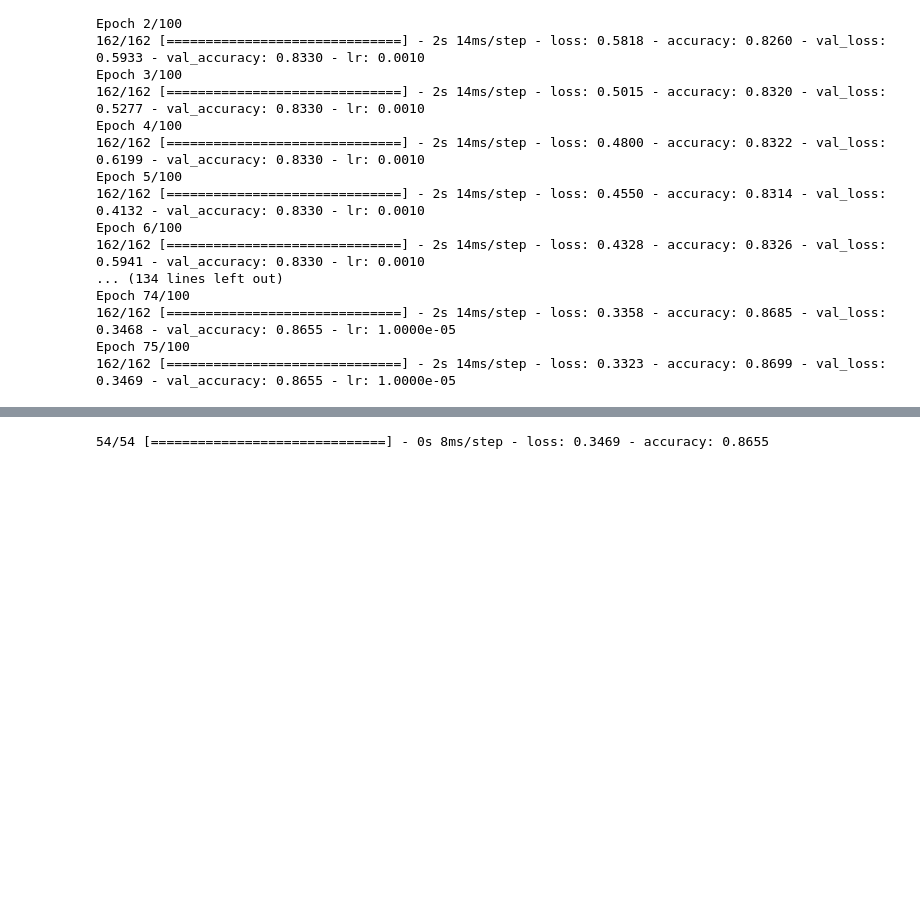
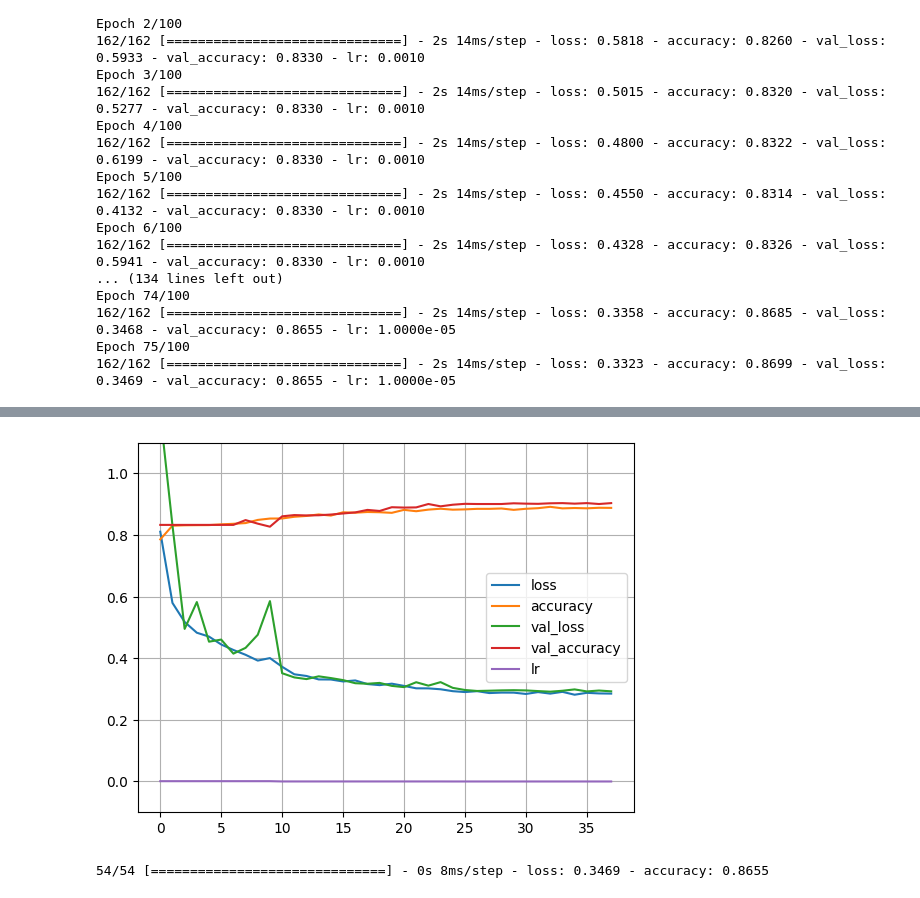
Before and after one commit to adityahbapat/Respiratory-Disorder-Classification-Based-on-Lung-Auscultation-Sounds, a Jupyter notebook: respiratory_disorder_classification.ipynb, the cells around one changed output, grey strips where cells are left out. Cells and saved outputs as stored; diff of their text form; code cells hidden in the pictures; blank space fills up the shorter version.

```diff
--- a/respiratory_disorder_classification.ipynb
+++ b/respiratory_disorder_classification.ipynb
@@ -1117,3 +1148,10 @@ Epoch 75/100
+# %%
+pd.DataFrame(history.history).plot()
+plt.grid(True)
+plt.gca().set_ylim(-0.1,1.1)
+plt.show()
+# %% [output]
+[figure, added]
 # %%
 modelExist = os.path.exists('trainedModel')
 if(not modelExist):
```
Also changed, not shown: parts of 25 cells of this notebook, 5 other files.
